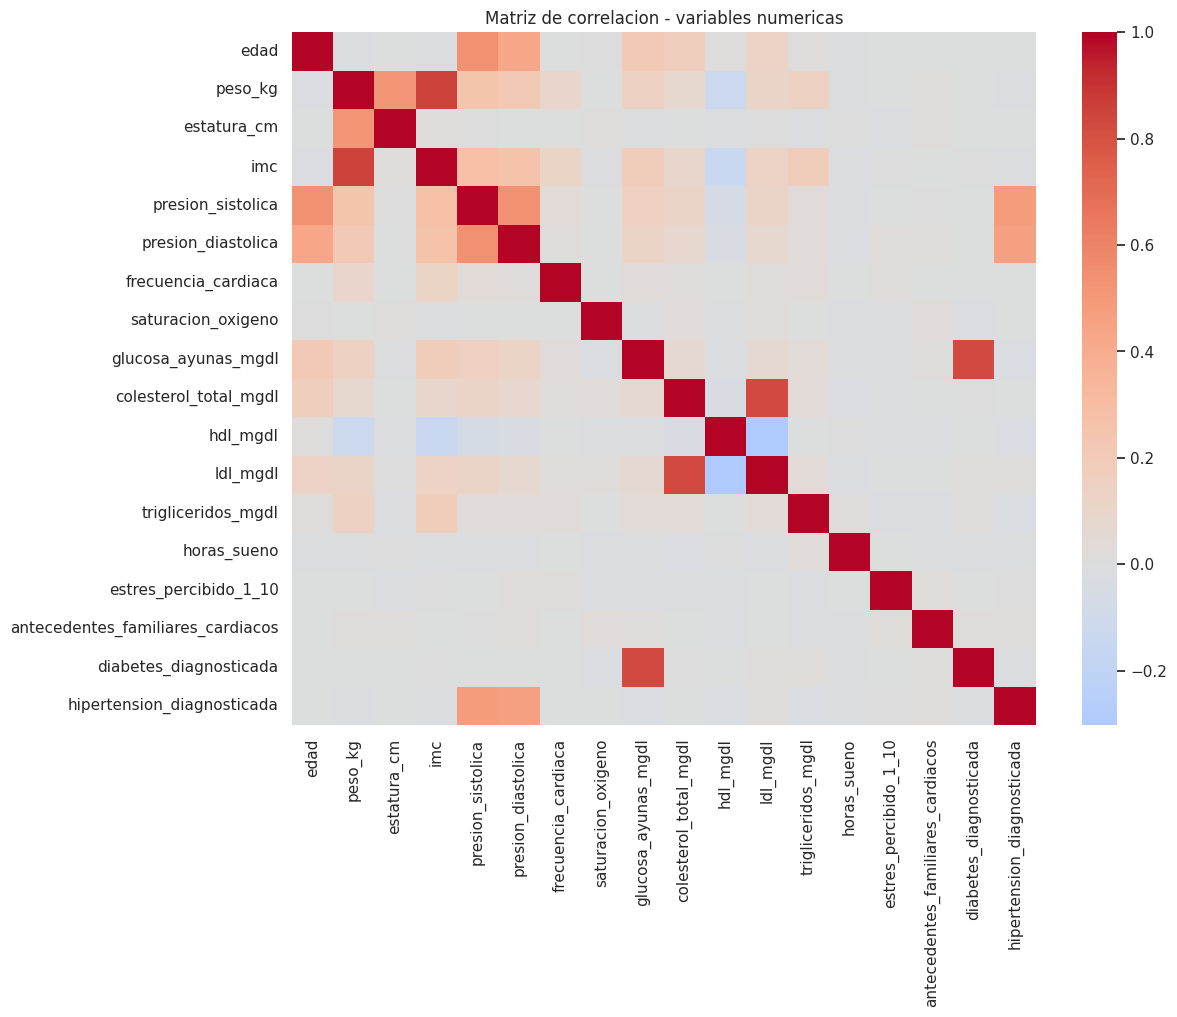
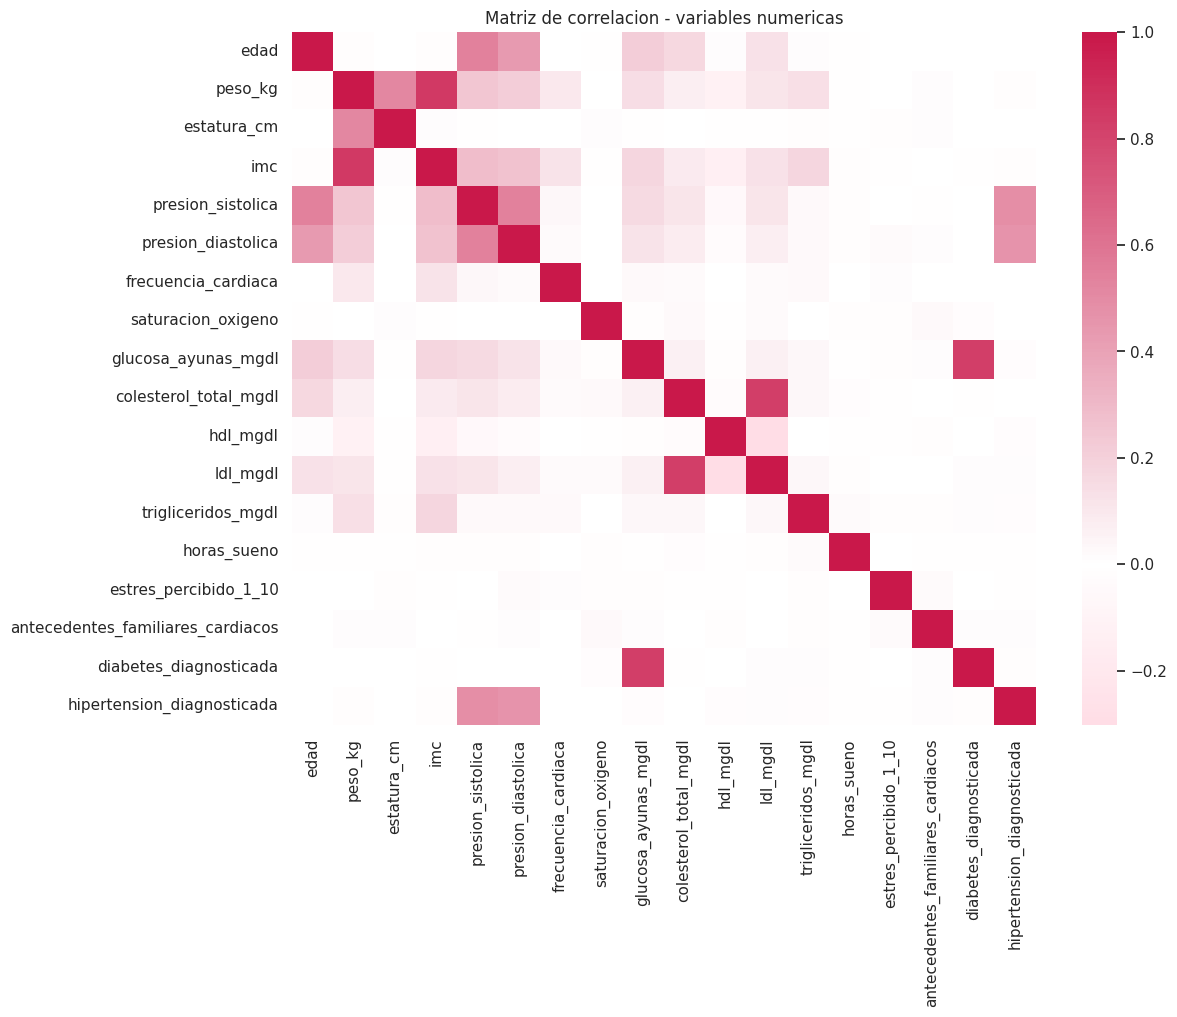
Unified diff of the notebook cell whose output changed from the first chart to the second:
--- before
+++ after
@@ -1,4 +1,4 @@
 plt.figure(figsize=(12, 9))
-sns.heatmap(df[num_cols].corr(), annot=False, cmap="coolwarm", center=0)
+sns.heatmap(df[num_cols].corr(), annot=False, cmap=PINK_CMAP, center=0)
 plt.title("Matriz de correlacion - variables numericas")
 plt.show()

Commit: Captura de readme de imagenes